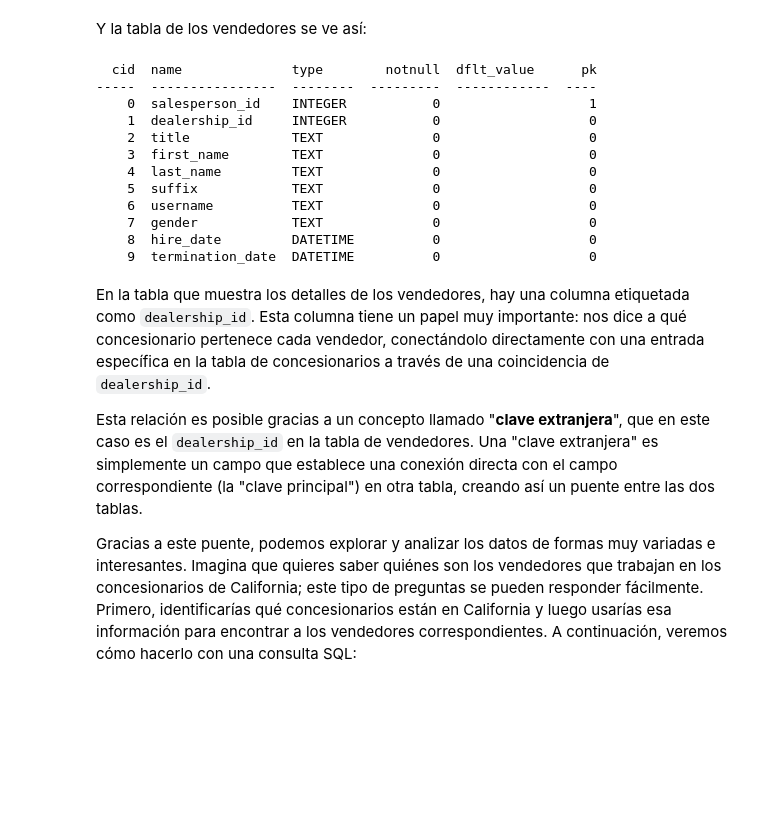
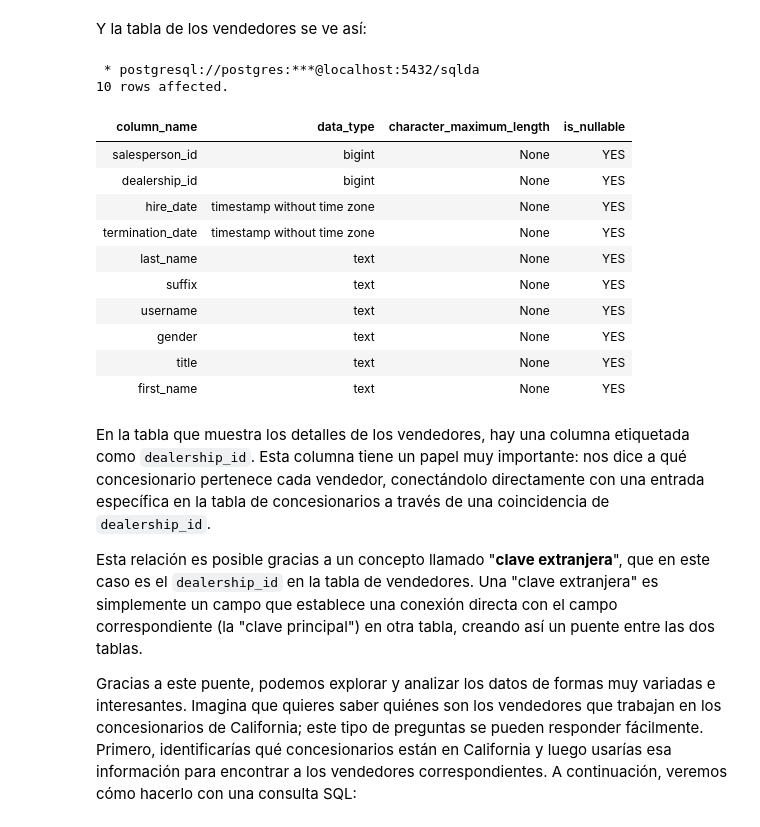
Before and after one commit to limspiga/data-modeling, a Jupyter notebook: 03_data_modeling_for_marketing.ipynb, the cells around one changed output. Drawn from its saved outputs; the diff is of its cells as text; code cells hidden in the pictures; blank space fills up the shorter version.

```diff
--- a/03_data_modeling_for_marketing.ipynb
+++ b/03_data_modeling_for_marketing.ipynb
@@ -81,24 +95,31 @@ sql_exec_query('''
 # %% [markdown]
 Y la tabla de los vendedores se ve así:
 # %%
-sql_exec_query('''
-  PRAGMA table_info(salespeople);
-''')
-
-# Figura 3.2: Estructura de la tabla de vendedores
+%%sql
+-- Figura 3.2: Estructura de la tabla de vendedores
+SELECT
+    column_name,
+    data_type,
+    character_maximum_length,
+    is_nullable
+FROM
+    information_schema.columns
+WHERE
+    table_name = 'salespeople';
 # %% [output]
-  cid  name              type        notnull  dflt_value      pk
------  ----------------  --------  ---------  ------------  ----
-    0  salesperson_id    INTEGER           0                   1
-    1  dealership_id     INTEGER           0                   0
-    2  title             TEXT              0                   0
-    3  first_name        TEXT              0                   0
-    4  last_name         TEXT              0                   0
-    5  suffix            TEXT              0                   0
-    6  username          TEXT              0                   0
-    7  gender            TEXT              0                   0
-    8  hire_date         DATETIME          0                   0
-    9  termination_date  DATETIME          0                   0
+ * postgresql://postgres:***@localhost:5432/sqlda
+10 rows affected.
+| column_name | data_type | character_maximum_length | is_nullable |
+| salesperson_id | bigint | None | YES |
+| dealership_id | bigint | None | YES |
+| hire_date | timestamp without time zone | None | YES |
+| termination_date | timestamp without time zone | None | YES |
+| last_name | text | None | YES |
+| suffix | text | None | YES |
+| username | text | None | YES |
+| gender | text | None | YES |
+| title | text | None | YES |
+| first_name | text | None | YES |
 # %% [markdown]
 En la tabla que muestra los detalles de los vendedores, hay una columna etiquetada como `dealership_id`. Esta columna tiene un papel muy importante: nos dice a qué concesionario pertenece cada vendedor, conectándolo directamente con una entrada específica en la tabla de concesionarios a través de una coincidencia de `dealership_id`.
 
```
Also changed, not shown: parts of 10 cells of this notebook.
